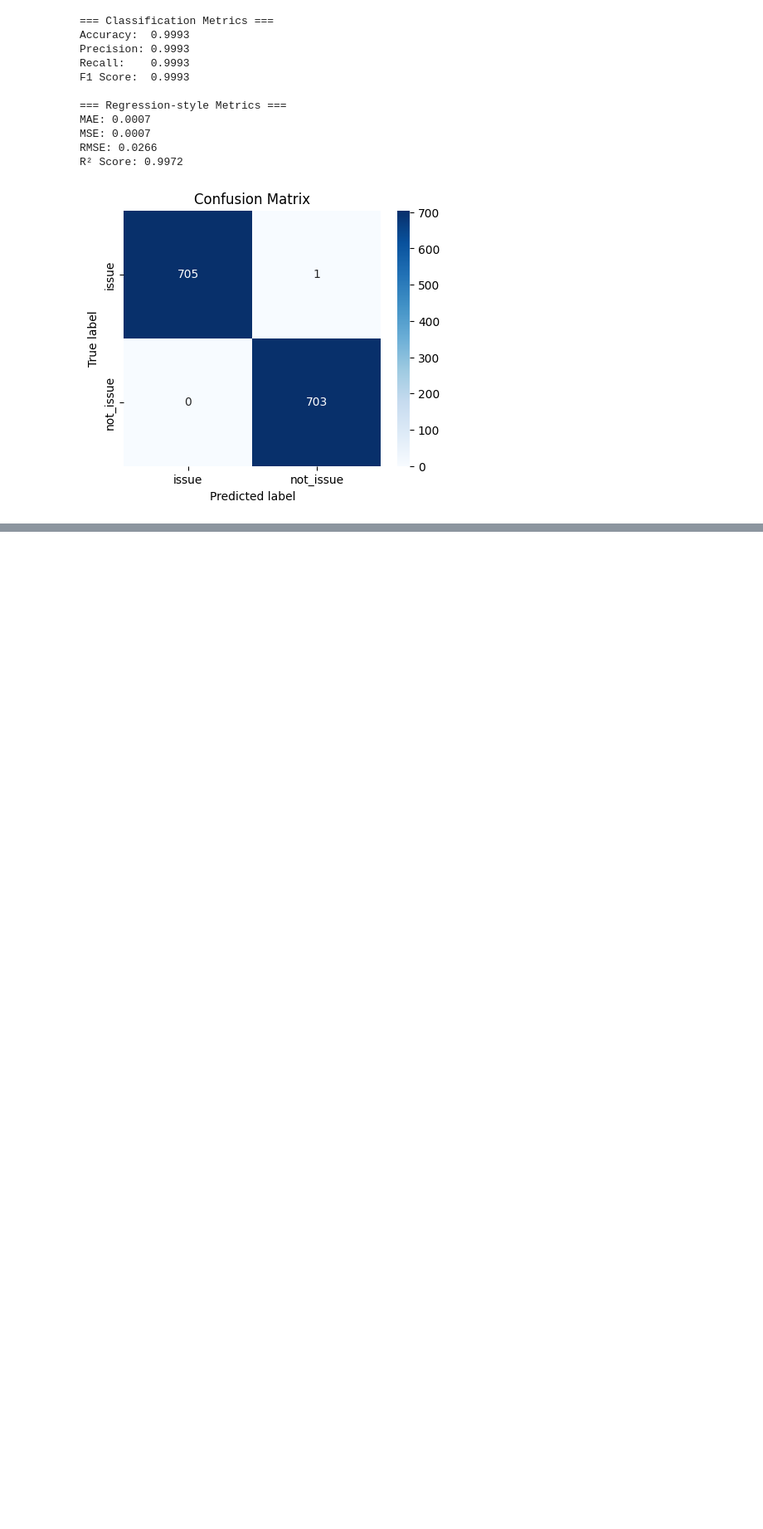
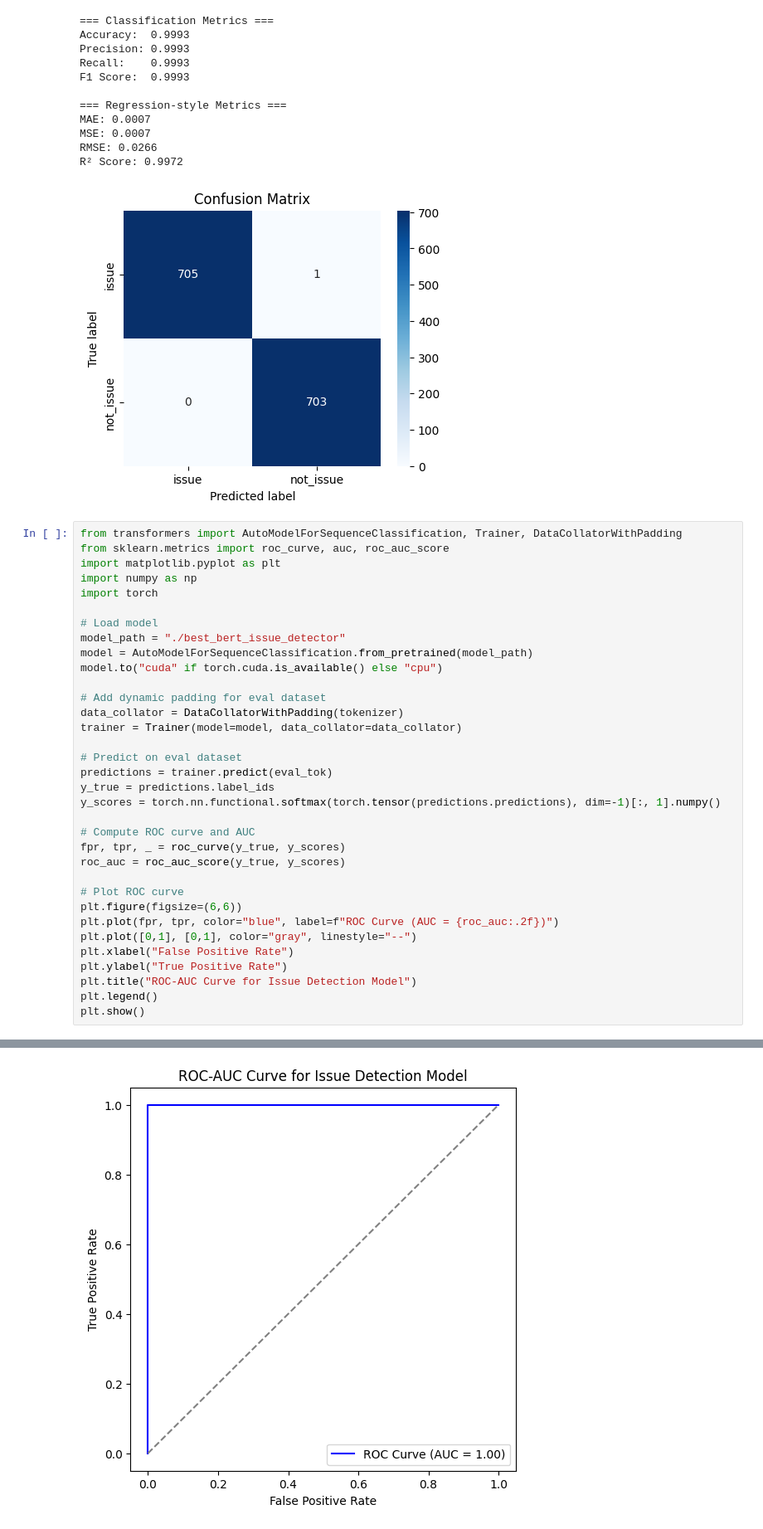
Before and after one commit to SameerCD30/NewsWebsiteNLPembedded, a Jupyter notebook: issue_detection_model/issue_detection_model.ipynb, the cells around one changed output, grey strips where cells are left out. Shown at 83% size. Saved outputs shown, nothing was run; the diff lists cells and outputs as text; blank space fills up the shorter version.

Commit message:
AUC ROC curve made

```diff
--- a/issue_detection_model/issue_detection_model.ipynb
+++ b/issue_detection_model/issue_detection_model.ipynb
@@ -424,3 +424,38 @@ MSE: 0.0007
 RMSE: 0.0266
 R² Score: 0.9972
 [figure]
+# %%
+from transformers import AutoModelForSequenceClassification, Trainer, DataCollatorWithPadding
+from sklearn.metrics import roc_curve, auc, roc_auc_score
+import matplotlib.pyplot as plt
+import numpy as np
+import torch
+
+# Load model
+model_path = "./best_bert_issue_detector"
+model = AutoModelForSequenceClassification.from_pretrained(model_path)
+model.to("cuda" if torch.cuda.is_available() else "cpu")
+
+# Add dynamic padding for eval dataset
+data_collator = DataCollatorWithPadding(tokenizer)
+trainer = Trainer(model=model, data_collator=data_collator)
+
+# Predict on eval dataset
+predictions = trainer.predict(eval_tok)
+y_true = predictions.label_ids
+y_scores = torch.nn.functional.softmax(torch.tensor(predictions.predictions), dim=-1)[:, 1].numpy()
+
+# Compute ROC curve and AUC
+fpr, tpr, _ = roc_curve(y_true, y_scores)
+roc_auc = roc_auc_score(y_true, y_scores)
+
+# Plot ROC curve
+plt.figure(figsize=(6,6))
+plt.plot(fpr, tpr, color="blue", label=f"ROC Curve (AUC = {roc_auc:.2f})")
+plt.plot([0,1], [0,1], color="gray", linestyle="--")
+plt.xlabel("False Positive Rate")
+plt.ylabel("True Positive Rate")
+plt.title("ROC-AUC Curve for Issue Detection Model")
+plt.legend()
+plt.show()
+# %% [output]
@@ -427,3 +463,4 @@ R² Score: 0.9972
+[figure, added]
 # %%
 from transformers import AutoTokenizer, AutoModelForSequenceClassification
 import torch
```
Also changed, not shown: parts of 1 cell of this notebook.
